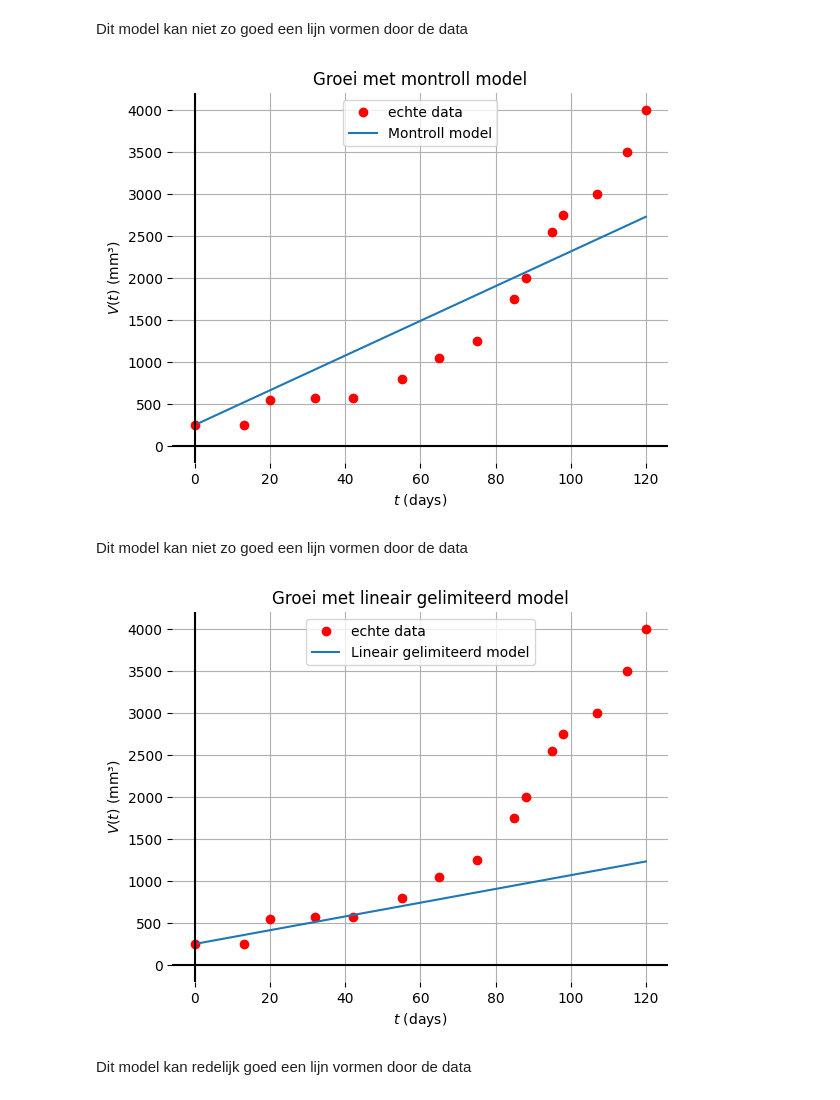
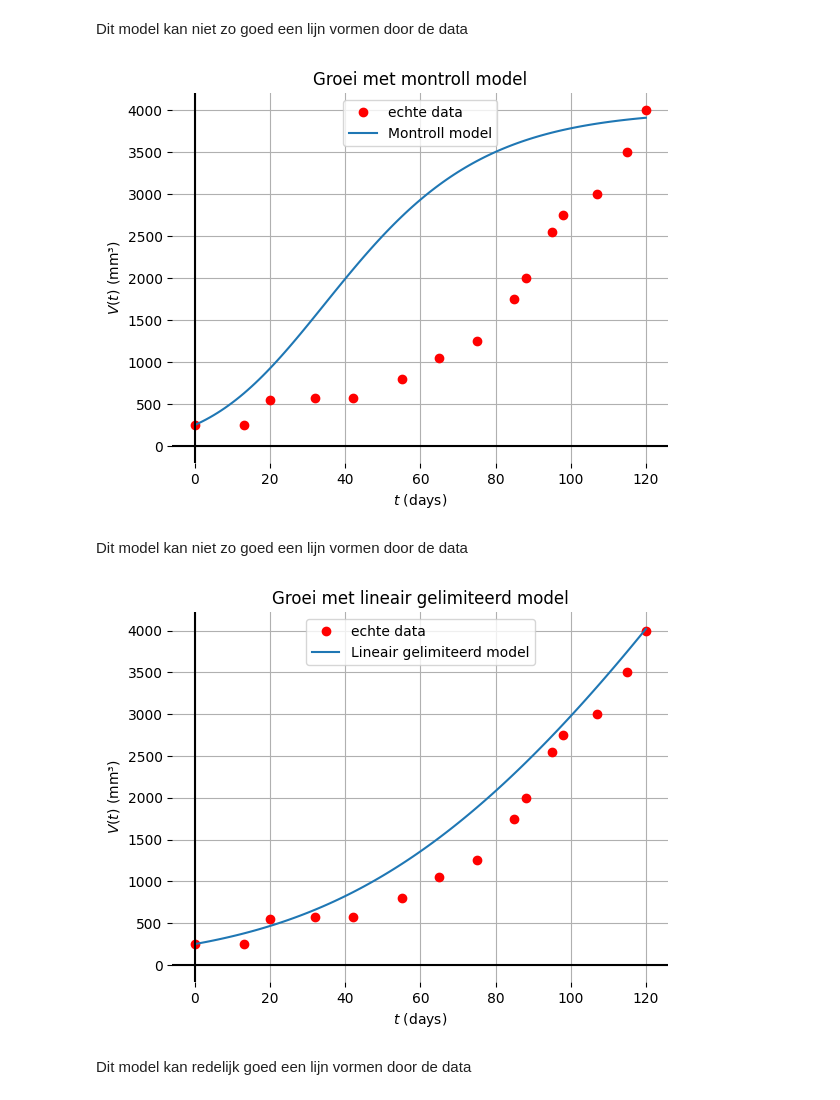
Before and after one commit to MirteDraaijer/ODEs, a Jupyter notebook: ode_demo.ipynb, the cells around one changed output. Cells and saved outputs as stored; diff of their text form; code cells hidden in the pictures.

```diff
--- a/ode_demo.ipynb
+++ b/ode_demo.ipynb
@@ -48,25 +48,25 @@ plt.show()
 Dit model kan niet zo goed een lijn vormen door de data
 # %%
 test3 = ode_solver(250, 120, 1)
-dagen, volumes = test3.montroll(0.015, 0.28, 4000) # Hiermee dingen uitgeprobeerd
+dagen, volumes = test3.montroll(250, 120, 1, 0.015, 0.28, 4000) # Hiermee dingen uitgeprobeerd
                                           # tot die redelijk er doorheen kwam
 
 plt.plot(ts, Vs, 'or', label = 'echte data')
 test3.plot(dagen, volumes, 'Montroll model')
 
 plt.axhline(0.0, color='k'); plt.axvline(0.0, color='k')
 plt.title('Groei met montroll model'); plt.xlabel('$t$ (days)'); plt.ylabel('$V(t)$ (mm³)')
 plt.grid(True); plt.box(False)
 plt.legend()
 
 plt.show()
 # %% [output]
-[figure, old version]
+[figure, new version]
 # %% [markdown]
 Dit model kan niet zo goed een lijn vormen door de data
 # %%
 test4 = ode_solver(250, 120, 1)
-dagen, volumes = test4.lineair_gelimiteerd(90, 2500) # Hiermee dingen uitgeprobeerd
+dagen, volumes = test4.lineair_gelimiteerd(250, 120, 1, 90, 2500) # Hiermee dingen uitgeprobeerd
                                                      # tot die redelijk er doorheen kwam
 
 plt.plot(ts, Vs, 'or', label = 'echte data')
@@ -79,7 +79,7 @@ plt.legend()
 
 plt.show()
 # %% [output]
-[figure, old version]
+[figure, new version]
 # %% [markdown]
 Dit model kan redelijk goed een lijn vormen door de data
 # %%
```
Also changed, not shown: parts of 8 cells of this notebook, 1 other file.
